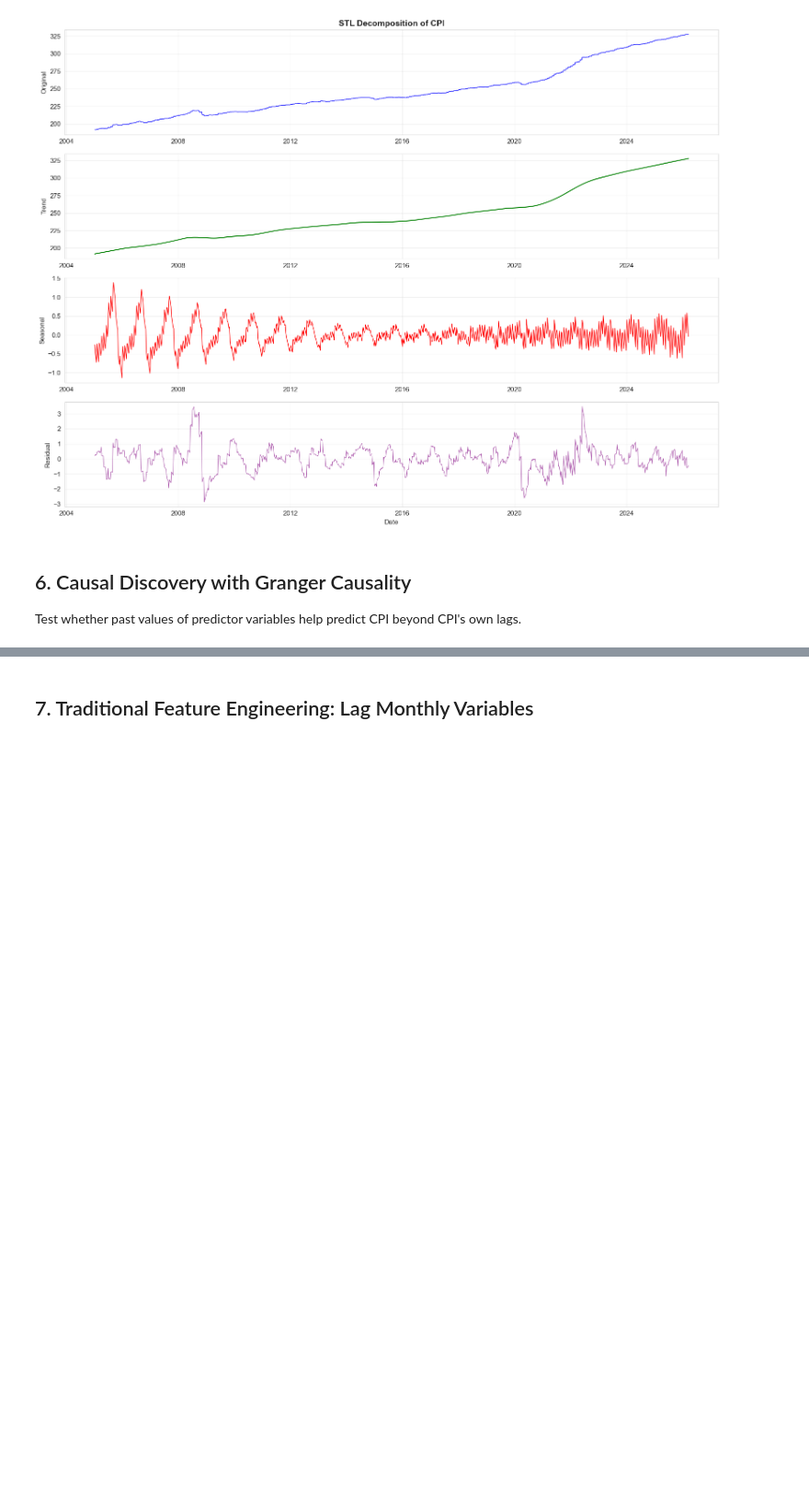
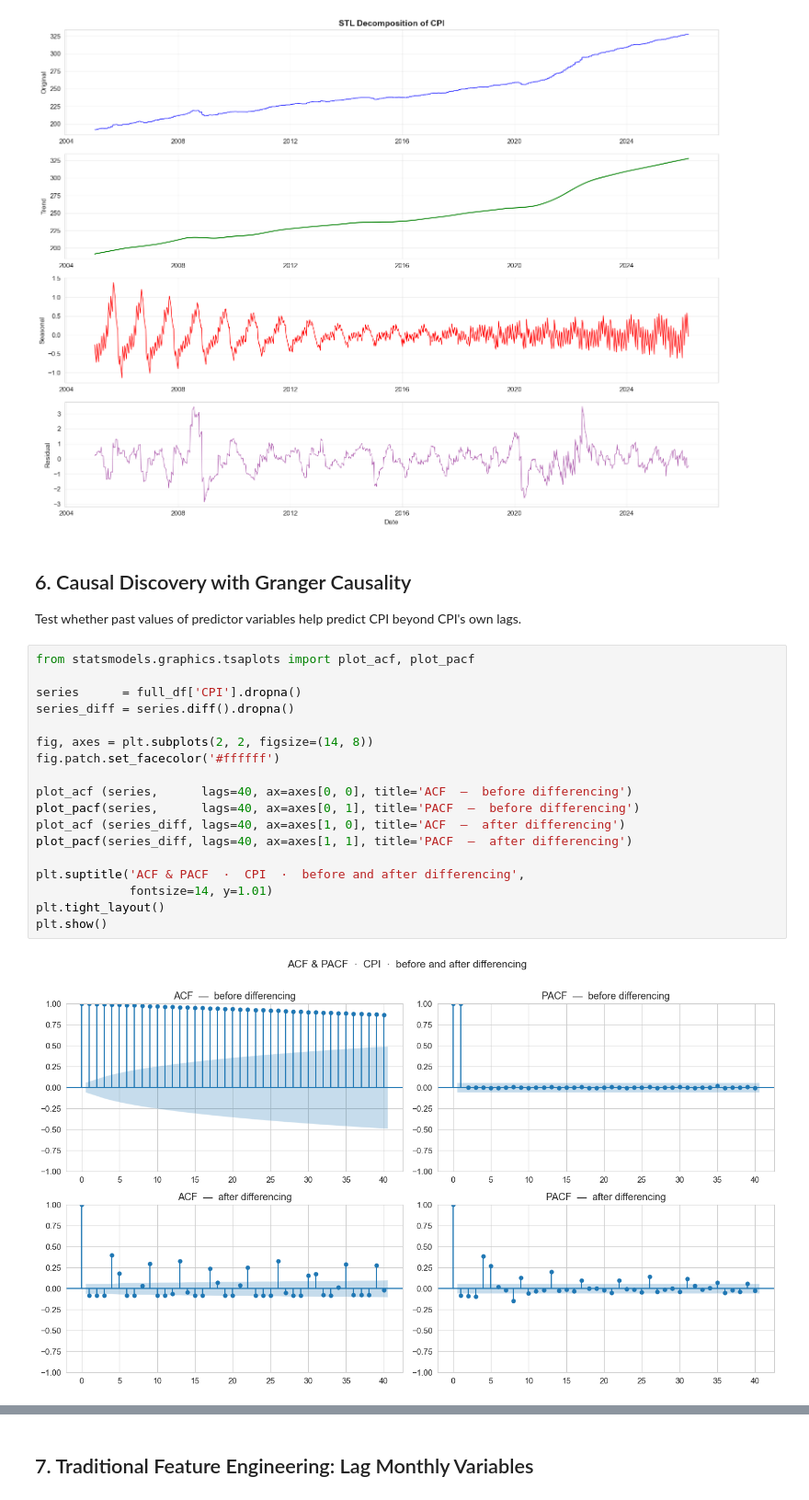
Before and after one commit to anfasahammed/cpi-nowcasting, a Jupyter notebook: Enhanced_Inflation_Nowcasting_Analysis.ipynb, the cells around one changed output, grey strips where cells are left out. Shown at 92% size. Saved outputs shown, nothing was run; the diff lists cells and outputs as text; blank space fills up the shorter version.

Commit message:
added some more figures

```diff
--- a/Enhanced_Inflation_Nowcasting_Analysis.ipynb
+++ b/Enhanced_Inflation_Nowcasting_Analysis.ipynb
@@ -255,4 +255,24 @@ STL Decomposition completed. New features created:
 ## 6. Causal Discovery with Granger Causality
 
 Test whether past values of predictor variables help predict CPI beyond CPI's own lags.
+# %%
+from statsmodels.graphics.tsaplots import plot_acf, plot_pacf
+
+series      = full_df['CPI'].dropna()
+series_diff = series.diff().dropna()
+
+fig, axes = plt.subplots(2, 2, figsize=(14, 8))
+fig.patch.set_facecolor('#ffffff')
+
+plot_acf (series,      lags=40, ax=axes[0, 0], title='ACF  —  before differencing')
+plot_pacf(series,      lags=40, ax=axes[0, 1], title='PACF  —  before differencing')
+plot_acf (series_diff, lags=40, ax=axes[1, 0], title='ACF  —  after differencing')
+plot_pacf(series_diff, lags=40, ax=axes[1, 1], title='PACF  —  after differencing')
+
+plt.suptitle('ACF & PACF  ·  CPI  ·  before and after differencing',
+             fontsize=14, y=1.01)
+plt.tight_layout()
+plt.show()
+# %% [output]
+[figure, added]
 # %%
```
Also changed, not shown: parts of 12 cells of this notebook, 12 other files.
